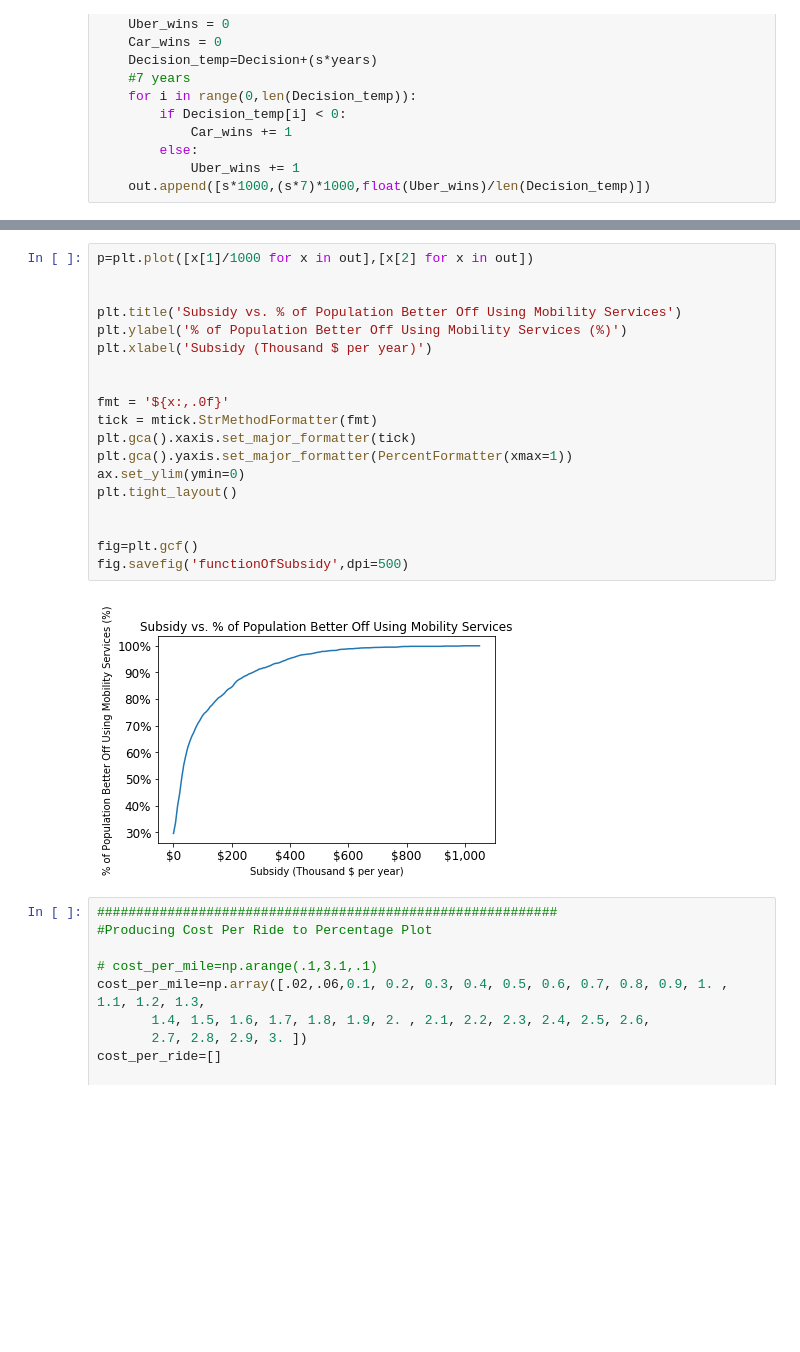
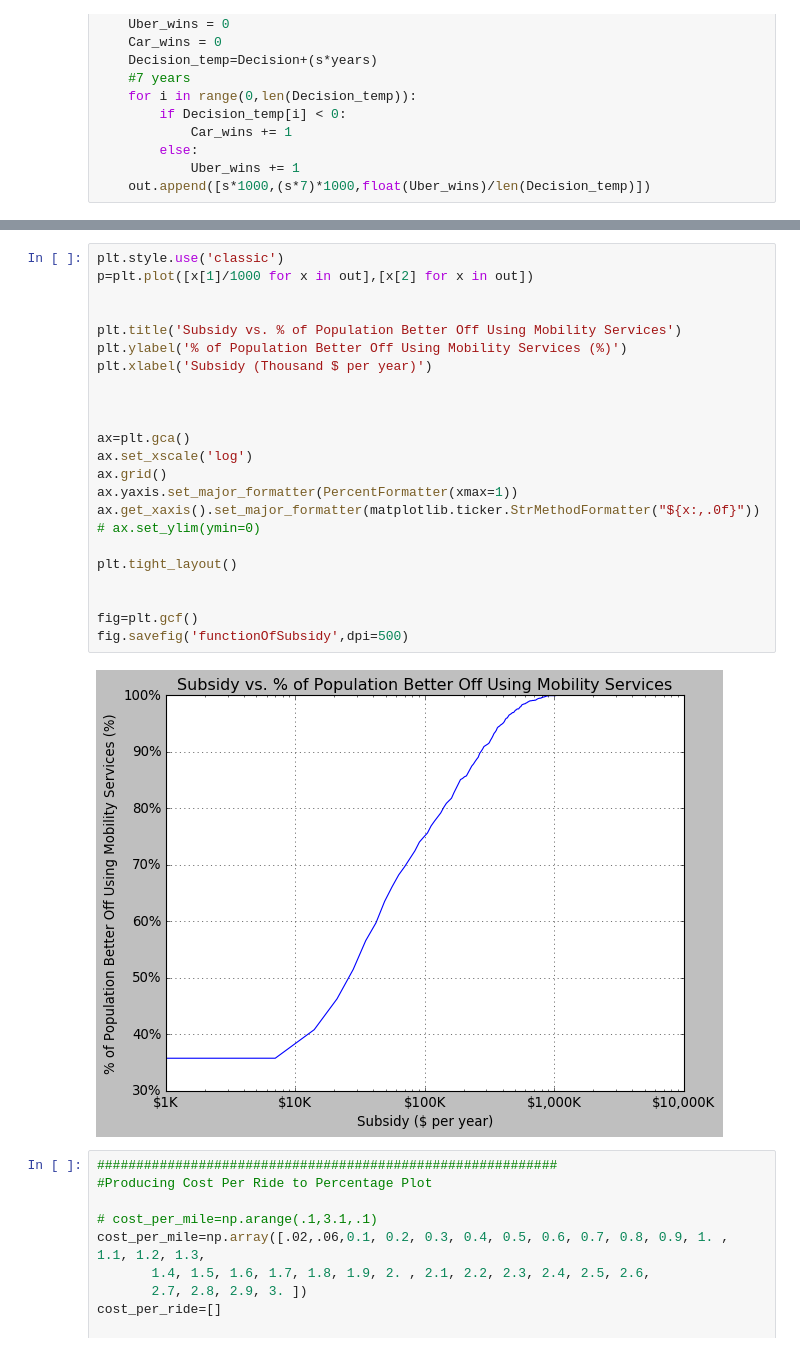
Before and after one commit to gordontsai/WEG-scripts, a Jupyter notebook: ubermodel_mc.ipynb, the cells around one changed output, grey strips where cells are left out. Drawn from its saved outputs; the diff is of its cells as text; blank space fills up the shorter version.

Commit message:
changed subsidy plot to be a log plot and added gitignore

```diff
--- a/ubermodel_mc.ipynb
+++ b/ubermodel_mc.ipynb
@@ -841,26 +841,30 @@ print(x)
 |        150000.0       |     1050000.0     |       1.0        |
 +-----------------------+-------------------+------------------+
 # %%
+plt.style.use('classic')
 p=plt.plot([x[1]/1000 for x in out],[x[2] for x in out])
 
 
 plt.title('Subsidy vs. % of Population Better Off Using Mobility Services')
 plt.ylabel('% of Population Better Off Using Mobility Services (%)')
 plt.xlabel('Subsidy (Thousand $ per year)')
 
 
-fmt = '${x:,.0f}'
-tick = mtick.StrMethodFormatter(fmt)
-plt.gca().xaxis.set_major_formatter(tick)
-plt.gca().yaxis.set_major_formatter(PercentFormatter(xmax=1))
-ax.set_ylim(ymin=0)
+
+ax=plt.gca()
+ax.set_xscale('log')
+ax.grid()
+ax.yaxis.set_major_formatter(PercentFormatter(xmax=1))
+ax.get_xaxis().set_major_formatter(matplotlib.ticker.StrMethodFormatter("${x:,.0f}"))
+# ax.set_ylim(ymin=0)
+
 plt.tight_layout()
 
 
 fig=plt.gcf()
 fig.savefig('functionOfSubsidy',dpi=500)
 # %% [output]
-[figure, old version]
+[figure, new version]
 # %%
 ###########################################################
 #Producing Cost Per Ride to Percentage Plot
```
Also changed, not shown: parts of 6 cells of this notebook, 1 other file.
